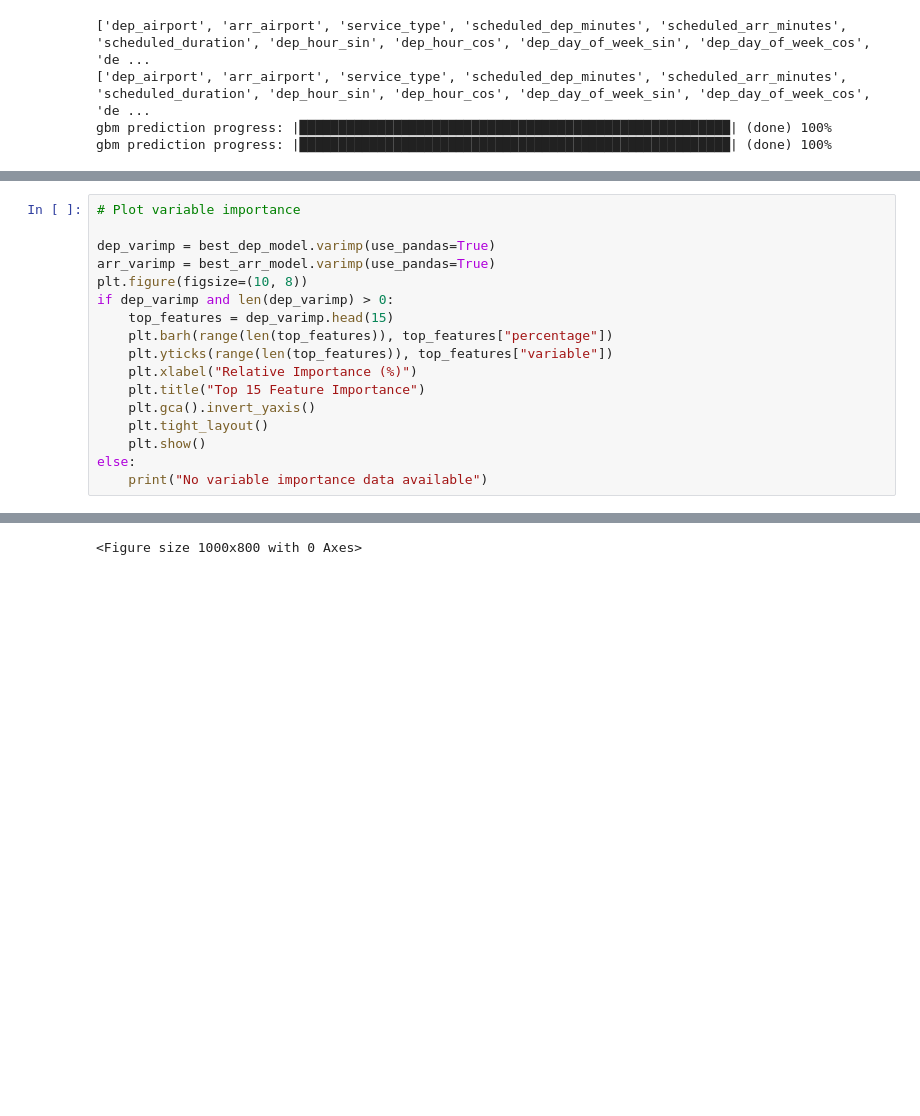
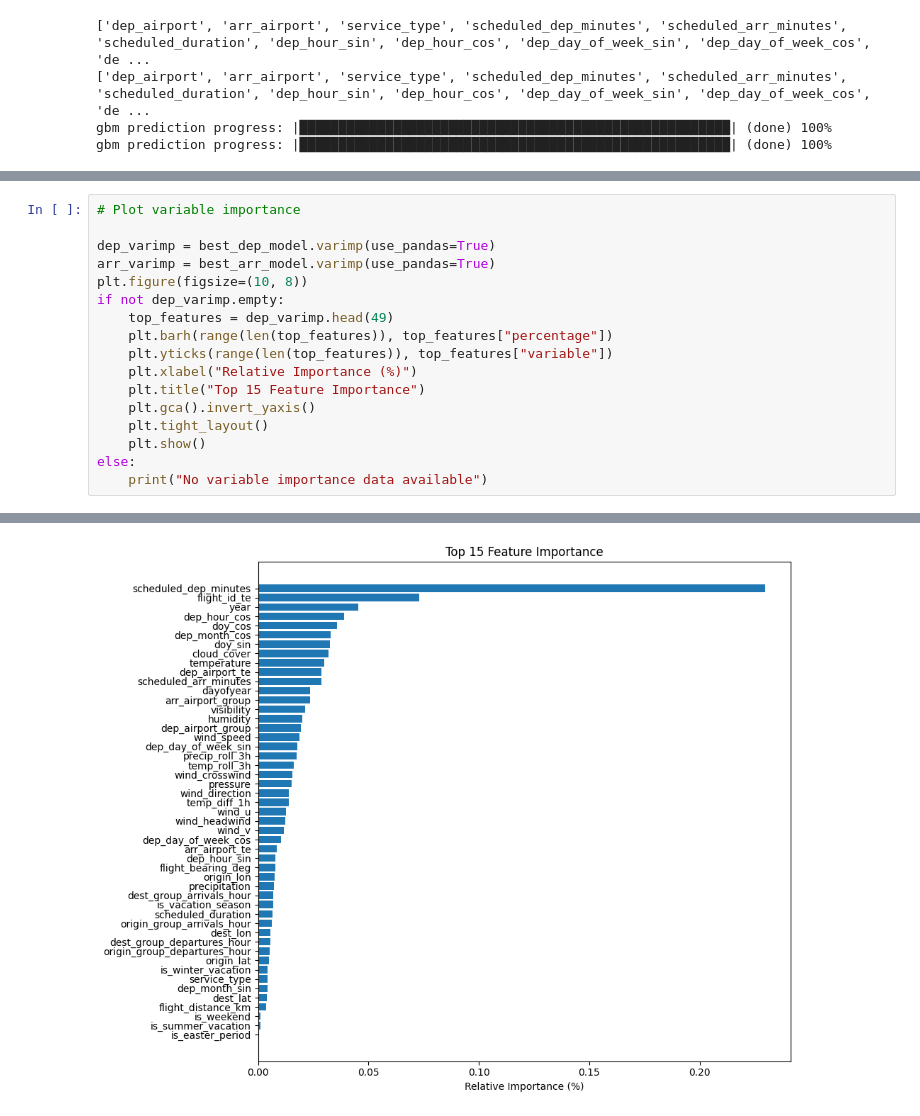
Before and after one commit to tobiasfremming/AvinorHackathon, a Jupyter notebook: prediction/h2o_regression_pipeline2.ipynb, the cells around one changed output, grey strips where cells are left out. Drawn from its saved outputs; the diff is of its cells as text; blank space fills up the shorter version.

```diff
--- a/prediction/h2o_regression_pipeline2.ipynb
+++ b/prediction/h2o_regression_pipeline2.ipynb
@@ -624,8 +624,8 @@ MAE: 11.96 minutes
 dep_varimp = best_dep_model.varimp(use_pandas=True)
 arr_varimp = best_arr_model.varimp(use_pandas=True)
 plt.figure(figsize=(10, 8))
-if dep_varimp and len(dep_varimp) > 0:
-    top_features = dep_varimp.head(15)
+if not dep_varimp.empty:
+    top_features = dep_varimp.head(49)
     plt.barh(range(len(top_features)), top_features["percentage"])
     plt.yticks(range(len(top_features)), top_features["variable"])
     plt.xlabel("Relative Importance (%)")
@@ -642,2 +639,2 @@ No variable importance data available
-<Figure size 1000x800 with 0 Axes>
+[figure, added]
 # %%
```
Also changed, not shown: parts of 13 cells of this notebook.
